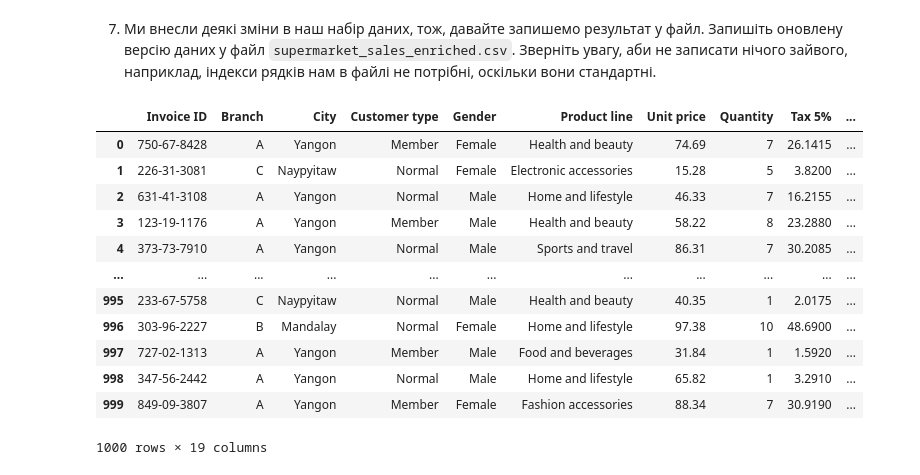
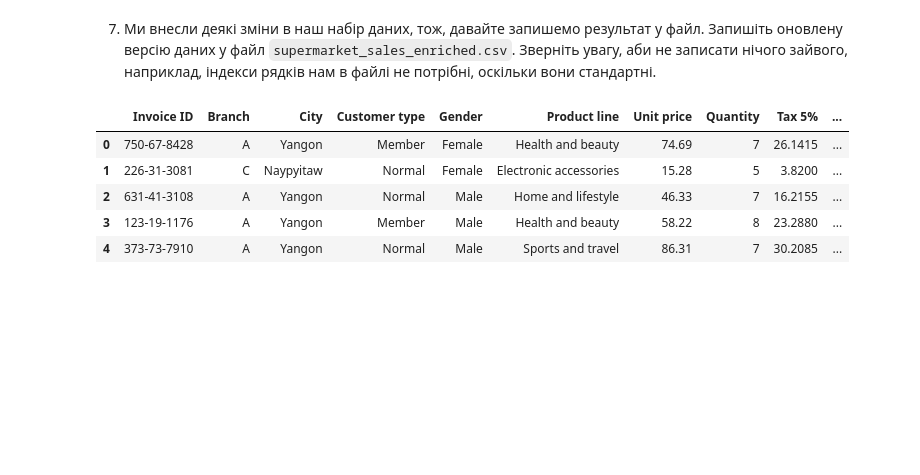
Before and after one commit to Yulia-Momotyuk/DLA-data-analysis-practice, a Jupyter notebook: Python/HW-6.3 Advanced data processing methods in Pandas.ipynb, the cells around one changed output. Drawn from its saved outputs; the diff is of its cells as text; code cells hidden in the pictures; blank space fills up the shorter version.

```diff
--- a/Python/HW-6.3 Advanced data processing methods in Pandas.ipynb
+++ b/Python/HW-6.3 Advanced data processing methods in Pandas.ipynb
@@ -292,19 +292,13 @@ Performance is balanced. To grow further:
 7. Ми внесли деякі зміни в наш набір даних, тож, давайте запишемо результат у файл. Запишіть оновлену версію даних у файл `supermarket_sales_enriched.csv`. Зверніть увагу, аби не записати нічого зайвого, наприклад, індекси рядків нам в файлі не потрібні, оскільки вони стандартні.
 # %%
 df.to_csv('data/supermarket_sales_enriched.csv', index=False)
-# %%
-df
-# %% [output]
-|  | Invoice ID | Branch | City | Customer type | Gender | Product line | Unit price | Quantity | Tax 5% | ... |
-| 0 | 750-67-8428 | A | Yangon | Member | Female | Health and beauty | 74.69 | 7 | 26.1415 | ... |
-| 1 | 226-31-3081 | C | Naypyitaw | Normal | Female | Electronic accessories | 15.28 | 5 | 3.8200 | ... |
-| 2 | 631-41-3108 | A | Yangon | Normal | Male | Home and lifestyle | 46.33 | 7 | 16.2155 | ... |
-| 3 | 123-19-1176 | A | Yangon | Member | Male | Health and beauty | 58.22 | 8 | 23.2880 | ... |
-| 4 | 373-73-7910 | A | Yangon | Normal | Male | Sports and travel | 86.31 | 7 | 30.2085 | ... |
-| ... | ... | ... | ... | ... | ... | ... | ... | ... | ... | ... |
-| 995 | 233-67-5758 | C | Naypyitaw | Normal | Male | Health and beauty | 40.35 | 1 | 2.0175 | ... |
-| 996 | 303-96-2227 | B | Mandalay | Normal | Female | Home and lifestyle | 97.38 | 10 | 48.6900 | ... |
-| 997 | 727-02-1313 | A | Yangon | Member | Male | Food and beverages | 31.84 | 1 | 1.5920 | ... |
-| 998 | 347-56-2442 | A | Yangon | Normal | Male | Home and lifestyle | 65.82 | 1 | 3.2910 | ... |
-| 999 | 849-09-3807 | A | Yangon | Member | Female | Fashion accessories | 88.34 | 7 | 30.9190 | ... |
-1000 rows × 19 columns
+# %%
+df_check = pd.read_csv('data/supermarket_sales_enriched.csv')
+df_check.head()
+# %% [output]
+|  | Invoice ID | Branch | City | Customer type | Gender | Product line | Unit price | Quantity | Tax 5% | ... |
+| 0 | 750-67-8428 | A | Yangon | Member | Female | Health and beauty | 74.69 | 7 | 26.1415 | ... |
+| 1 | 226-31-3081 | C | Naypyitaw | Normal | Female | Electronic accessories | 15.28 | 5 | 3.8200 | ... |
+| 2 | 631-41-3108 | A | Yangon | Normal | Male | Home and lifestyle | 46.33 | 7 | 16.2155 | ... |
+| 3 | 123-19-1176 | A | Yangon | Member | Male | Health and beauty | 58.22 | 8 | 23.2880 | ... |
+| 4 | 373-73-7910 | A | Yangon | Normal | Male | Sports and travel | 86.31 | 7 | 30.2085 | ... |
```
